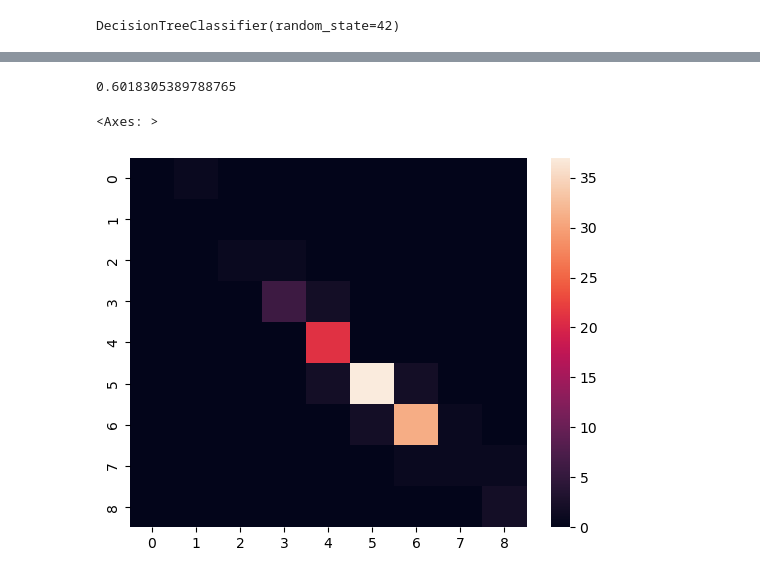
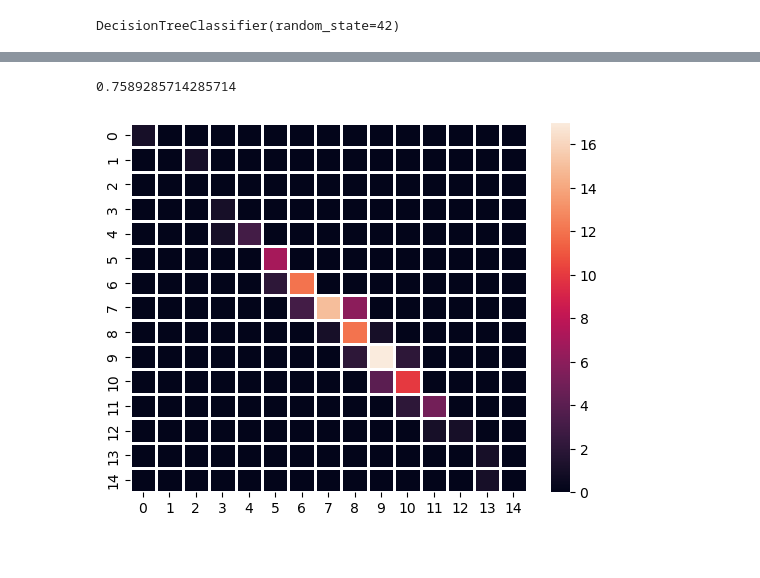
Before and after one commit to Sawahiko/SMILE_to_Feature, a Jupyter notebook: Example/For 2023-10-24/Example id=5.ipynb, the cells around one changed output, grey strips where cells are left out. Saved outputs shown, nothing was run; the diff lists cells and outputs as text; code cells hidden in the pictures.

Commit message:
Reg to Class
get F1 score
compare senior and our

```diff
--- a/Example/For 2023-10-24/Example id=5.ipynb
+++ b/Example/For 2023-10-24/Example id=5.ipynb
@@ -94,0 +120,6 @@ def DT(x_train, y_train):
+# %%
+#thereshold = 1.96 # 95%]
+import itertools
+interval   = 25
+start_temp = 75
+(interval, start_temp)
@@ -111,9 +141,7 @@ Tb_low_b = Tb_mean-thereshold*Tb_SD; Tb_high_b = Tb_mean+thereshold*Tb_SD
 # %%
-Tb_min = min(df["Tb"]); Tb_max = max(df["Tb"])
-(Tb_max-Tb_min)%50
 df2 = df.copy()
-df2["group"] =df["Tb"].apply(convert_number_to_group, args=[50     # interval
-                                                           , 100  # Start_num
+df2["group"] =df["Tb"].apply(convert_number_to_group, args=[interval     # interval
+                                                           , start_temp  # Start_num
                                                           ])
 
 data_x = df[["C", "Double", "Triple", "Bracket", "Cyclic"]]
@@ -149,13 +160,14 @@ print(confusion_matrix(y_test_fp, y_pred_test))
-# %%
-print(f1_score(y_test_fp, y_pred_test, average="macro"))
-# %% [output]
-0.6018305389788765
 # %%
 import seaborn as sns
+from sklearn.metrics import confusion_matrix, f1_score
+
+y_pred_test = dt.predict(x_test_fp)
 cm = confusion_matrix(y_test_fp, y_pred_test)
-sns.heatmap(cm)#linecolor="white", linewidth=2)
+sns.heatmap(cm, linecolor="white", linewidth=2)
+F1_1 = f1_score(y_test_fp, y_pred_test, average="micro")
+print(F1_1)
            #,vmin=5.0,vmax=0)
             #, annot = True)
 # %% [output]
-<Axes: >
+0.7589285714285714
-[figure, old version]
+[figure, new version]
```
Also changed, not shown: parts of 21 cells of this notebook.
